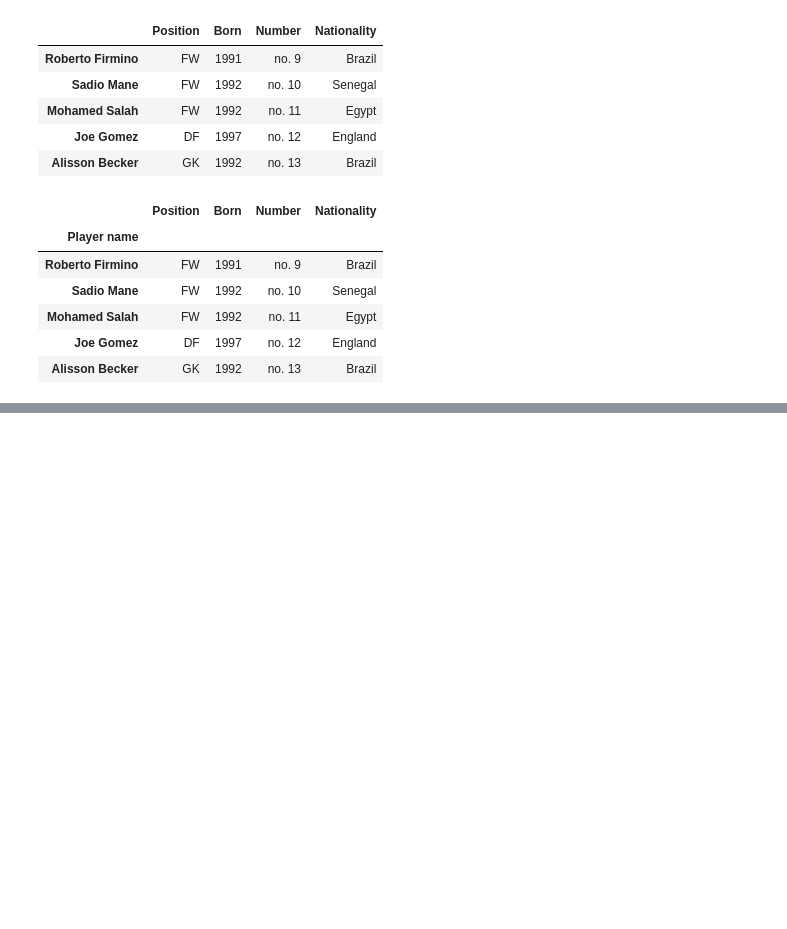
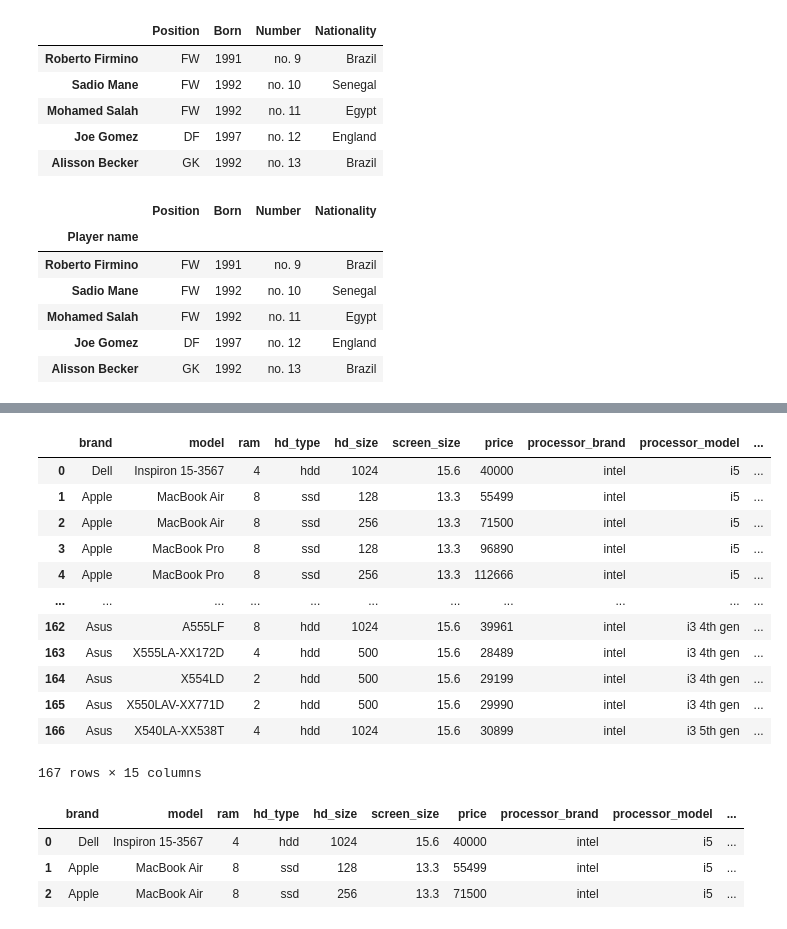
Before and after one commit to dlsdud9098/pandas_test, a Jupyter notebook: main.ipynb, the cells around one changed output, grey strips where cells are left out. Drawn from its saved outputs; the diff is of its cells as text; code cells hidden in the pictures; blank space fills up the shorter version.

```diff
--- a/main.ipynb
+++ b/main.ipynb
@@ -110,0 +135,25 @@ df
+# %%
+df = pd.read_csv('/mnt/f/python/file_data/laptops.csv')
+df
+# %% [output]
+|  | brand | model | ram | hd_type | hd_size | screen_size | price | processor_brand | processor_model | ... |
+| 0 | Dell | Inspiron 15-3567 | 4 | hdd | 1024 | 15.6 | 40000 | intel | i5 | ... |
+| 1 | Apple | MacBook Air | 8 | ssd | 128 | 13.3 | 55499 | intel | i5 | ... |
+| 2 | Apple | MacBook Air | 8 | ssd | 256 | 13.3 | 71500 | intel | i5 | ... |
+| 3 | Apple | MacBook Pro | 8 | ssd | 128 | 13.3 | 96890 | intel | i5 | ... |
+| 4 | Apple | MacBook Pro | 8 | ssd | 256 | 13.3 | 112666 | intel | i5 | ... |
+| ... | ... | ... | ... | ... | ... | ... | ... | ... | ... | ... |
+| 162 | Asus | A555LF | 8 | hdd | 1024 | 15.6 | 39961 | intel | i3 4th gen | ... |
+| 163 | Asus | X555LA-XX172D | 4 | hdd | 500 | 15.6 | 28489 | intel | i3 4th gen | ... |
+| 164 | Asus | X554LD | 2 | hdd | 500 | 15.6 | 29199 | intel | i3 4th gen | ... |
+| 165 | Asus | X550LAV-XX771D | 2 | hdd | 500 | 15.6 | 29990 | intel | i3 4th gen | ... |
+| 166 | Asus | X540LA-XX538T | 4 | hdd | 1024 | 15.6 | 30899 | intel | i3 5th gen | ... |
+167 rows × 15 columns
+# %%
+# 상위 몇 개만 출력하기(기본 5개)
+df.head(3)
+# %% [output]
+|  | brand | model | ram | hd_type | hd_size | screen_size | price | processor_brand | processor_model | ... |
+| 0 | Dell | Inspiron 15-3567 | 4 | hdd | 1024 | 15.6 | 40000 | intel | i5 | ... |
+| 1 | Apple | MacBook Air | 8 | ssd | 128 | 13.3 | 55499 | intel | i5 | ... |
+| 2 | Apple | MacBook Air | 8 | ssd | 256 | 13.3 | 71500 | intel | i5 | ... |
```
Also changed, not shown: parts of 17 cells of this notebook.
